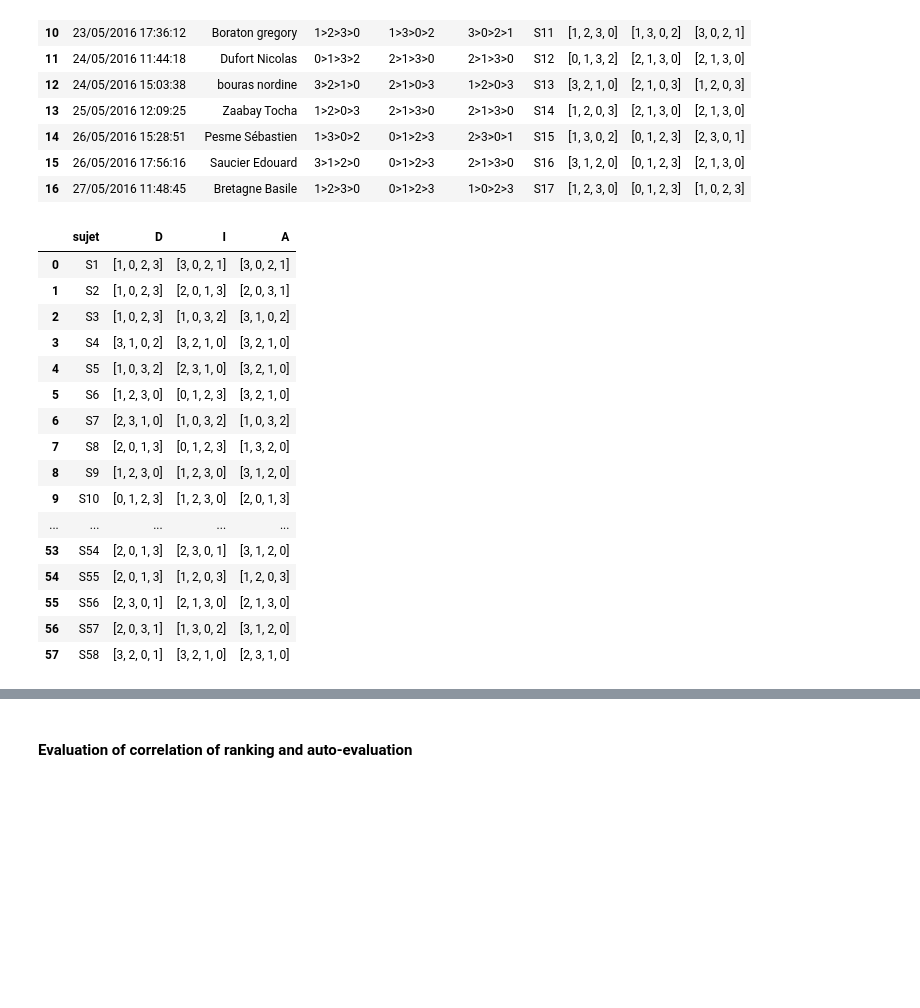
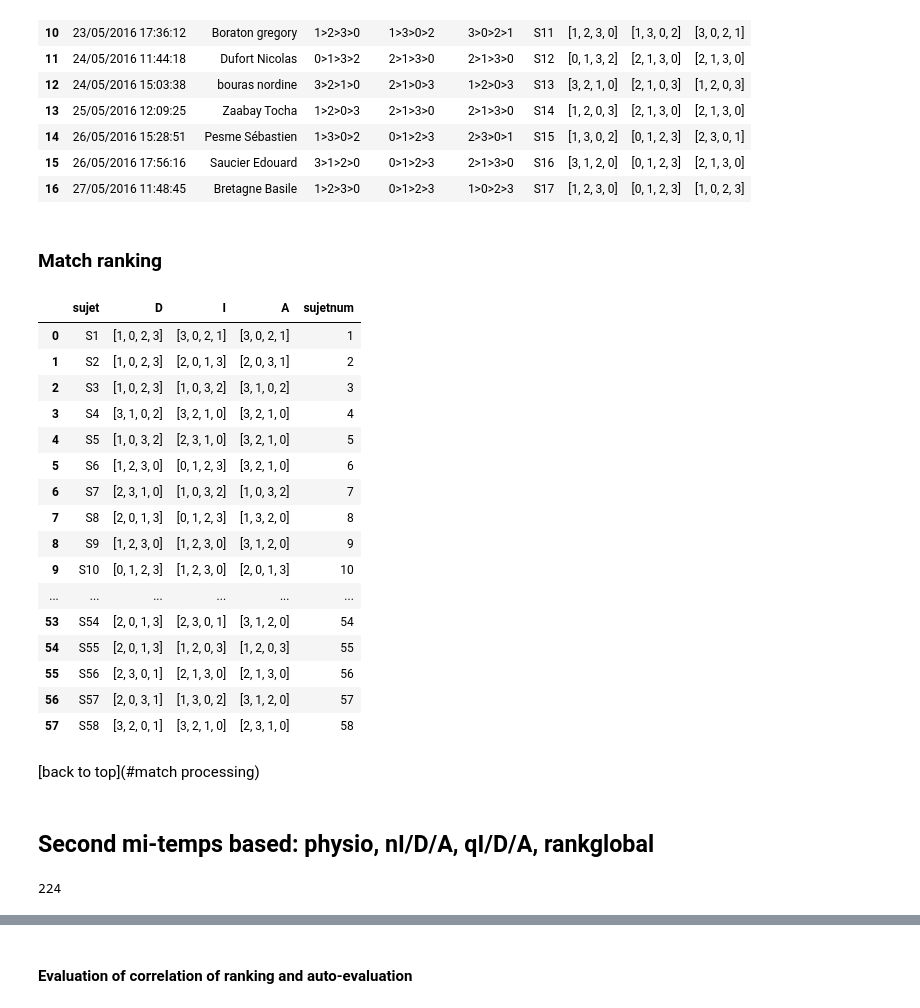
Before and after one commit to ywenlu/FifaXP, a Jupyter notebook: Match.ipynb, the cells around one changed output, grey strips where cells are left out. Cells and saved outputs as stored; diff of their text form; code cells hidden in the pictures; blank space fills up the shorter version.

```diff
--- a/Match.ipynb
+++ b/Match.ipynb
@@ -164,27 +198,35 @@ tmp_exci=dfg2[['sujet','E0','E1','E2','E3']]
 s_exci=pd.melt(tmp_exci,id_vars=['sujet']).pivot(index='sujet', columns='value', values='variable').reset_index()
 dfg2['E']=s_exci.apply(lambda row: [int(row[1].split('E')[1]),int(row[2].split('E')[1]),int(row[3].split('E')[1]),int(row[4].split('E')[1])]
               ,axis=1)
+# %% [markdown]
+<a id='match ranking'></a>
+### Match ranking
 # %%
 dfg=dfg1[['sujet','D','I','A']].append(dfg2[['sujet','D','I','A']],ignore_index=True)
+dfg['sujetnum']=dfg.apply(lambda row: int((row['sujet'])[1::]),axis=1)
 dfg
 # %% [output]
-|  | sujet | D | I | A |
-| 0 | S1 | [1, 0, 2, 3] | [3, 0, 2, 1] | [3, 0, 2, 1] |
-| 1 | S2 | [1, 0, 2, 3] | [2, 0, 1, 3] | [2, 0, 3, 1] |
-| 2 | S3 | [1, 0, 2, 3] | [1, 0, 3, 2] | [3, 1, 0, 2] |
-| 3 | S4 | [3, 1, 0, 2] | [3, 2, 1, 0] | [3, 2, 1, 0] |
-| 4 | S5 | [1, 0, 3, 2] | [2, 3, 1, 0] | [3, 2, 1, 0] |
-| 5 | S6 | [1, 2, 3, 0] | [0, 1, 2, 3] | [3, 2, 1, 0] |
-| 6 | S7 | [2, 3, 1, 0] | [1, 0, 3, 2] | [1, 0, 3, 2] |
-| 7 | S8 | [2, 0, 1, 3] | [0, 1, 2, 3] | [1, 3, 2, 0] |
-| 8 | S9 | [1, 2, 3, 0] | [1, 2, 3, 0] | [3, 1, 2, 0] |
-| 9 | S10 | [0, 1, 2, 3] | [1, 2, 3, 0] | [2, 0, 1, 3] |
-| ... | ... | ... | ... | ... |
-| 53 | S54 | [2, 0, 1, 3] | [2, 3, 0, 1] | [3, 1, 2, 0] |
-| 54 | S55 | [2, 0, 1, 3] | [1, 2, 0, 3] | [1, 2, 0, 3] |
-| 55 | S56 | [2, 3, 0, 1] | [2, 1, 3, 0] | [2, 1, 3, 0] |
-| 56 | S57 | [2, 0, 3, 1] | [1, 3, 0, 2] | [3, 1, 2, 0] |
-| 57 | S58 | [3, 2, 0, 1] | [3, 2, 1, 0] | [2, 3, 1, 0] |
+|  | sujet | D | I | A | sujetnum |
+| 0 | S1 | [1, 0, 2, 3] | [3, 0, 2, 1] | [3, 0, 2, 1] | 1 |
+| 1 | S2 | [1, 0, 2, 3] | [2, 0, 1, 3] | [2, 0, 3, 1] | 2 |
+| 2 | S3 | [1, 0, 2, 3] | [1, 0, 3, 2] | [3, 1, 0, 2] | 3 |
+| 3 | S4 | [3, 1, 0, 2] | [3, 2, 1, 0] | [3, 2, 1, 0] | 4 |
+| 4 | S5 | [1, 0, 3, 2] | [2, 3, 1, 0] | [3, 2, 1, 0] | 5 |
+| 5 | S6 | [1, 2, 3, 0] | [0, 1, 2, 3] | [3, 2, 1, 0] | 6 |
+| 6 | S7 | [2, 3, 1, 0] | [1, 0, 3, 2] | [1, 0, 3, 2] | 7 |
+| 7 | S8 | [2, 0, 1, 3] | [0, 1, 2, 3] | [1, 3, 2, 0] | 8 |
+| 8 | S9 | [1, 2, 3, 0] | [1, 2, 3, 0] | [3, 1, 2, 0] | 9 |
+| 9 | S10 | [0, 1, 2, 3] | [1, 2, 3, 0] | [2, 0, 1, 3] | 10 |
+| ... | ... | ... | ... | ... | ... |
+| 53 | S54 | [2, 0, 1, 3] | [2, 3, 0, 1] | [3, 1, 2, 0] | 54 |
+| 54 | S55 | [2, 0, 1, 3] | [1, 2, 0, 3] | [1, 2, 0, 3] | 55 |
+| 55 | S56 | [2, 3, 0, 1] | [2, 1, 3, 0] | [2, 1, 3, 0] | 56 |
+| 56 | S57 | [2, 0, 3, 1] | [1, 3, 0, 2] | [3, 1, 2, 0] | 57 |
+| 57 | S58 | [3, 2, 0, 1] | [3, 2, 1, 0] | [2, 3, 1, 0] | 58 |
+# %% [markdown]
+[back to top](#match processing)
+# %% [markdown]
+## Second mi-temps based: physio, nI/D/A, qI/D/A, rankglobal
 # %%
 def rank1(metric):
     dfg['1']=dfg.apply(lambda row: row[metric][0],axis=1)
@@ -197 +237,9 @@ def sujetnum(sujetname):
+# %%
+secmi_eva_rank=evadf[(evadf['Nomitemps']==2) & (evadf['sujet']!='S2')]
+#Counter(secmi_eva_rank['sujet'])
+len(secmi_eva_rank)
+rgn=pd.DataFrame({'rgn':(secmi_eva_rank.groupby('sujetnum')['noteg'].rank(ascending=False))})
+len(rgn)
+# %% [output]
+224
 # %%
```
Also changed, not shown: parts of 66 cells of this notebook, 24 other files.
